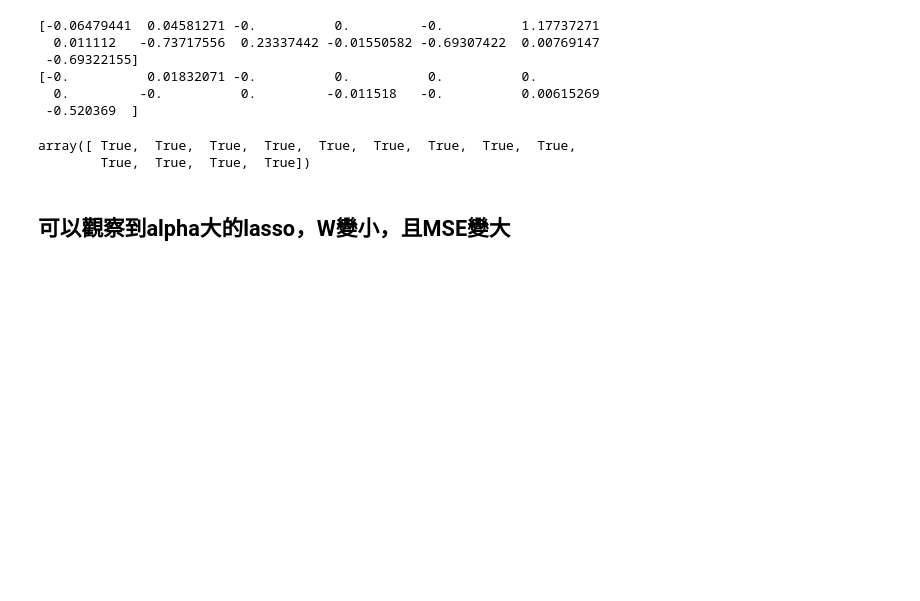
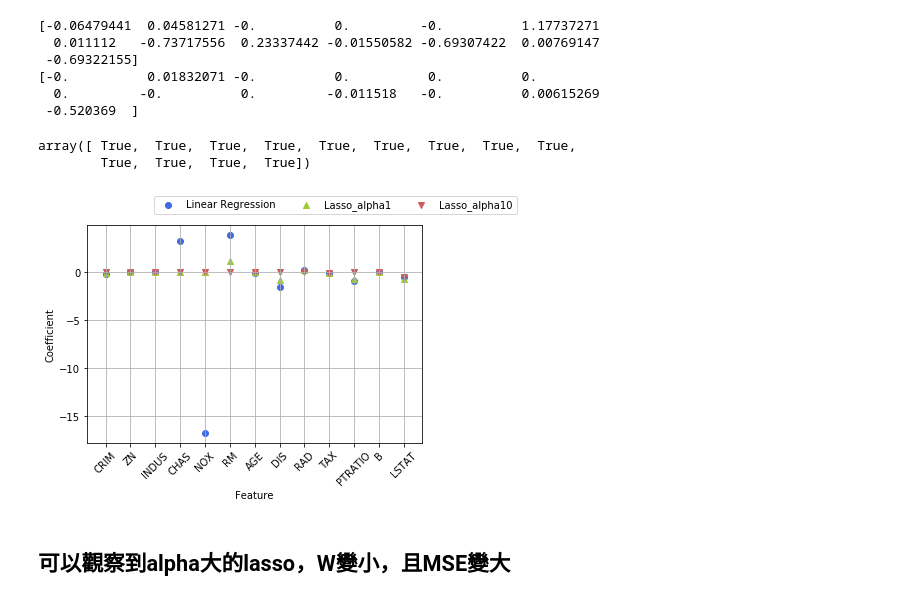
Before and after one commit to kgfish7105/ML100-Days, a Jupyter notebook: homework/Day_040_HW.ipynb, the cells around one changed output. Cells and saved outputs as stored; diff of their text form; code cells hidden in the pictures; blank space fills up the shorter version.

```diff
--- a/homework/Day_040_HW.ipynb
+++ b/homework/Day_040_HW.ipynb
@@ -91,6 +91,17 @@ abs(lasso_1.coef_) >= abs(lasso_2.coef_)
  -0.520369  ]
 array([ True,  True,  True,  True,  True,  True,  True,  True,  True,
         True,  True,  True,  True])
+# %%
+plt.scatter(range(len(regr.coef_)), regr.coef_, marker='o', color='royalblue', label='Linear Regression')
+plt.scatter(range(len(lasso_1.coef_)), lasso_1.coef_, marker='^', color='yellowgreen', label='Lasso_alpha1')
+plt.scatter(range(len(lasso_2.coef_)), lasso_2.coef_, marker='v', color='indianred', label='Lasso_alpha10')
+plt.xticks(range(len(boston.feature_names)), boston.feature_names, rotation=45)
+plt.xlabel('Feature')
+plt.ylabel('Coefficient')
+plt.legend(loc=(0.2, 1.05), ncol=3)
+plt.grid()
+# %% [output]
+[figure, added]
 # %% [markdown]
 ## 可以觀察到alpha大的lasso，W變小，且MSE變大
 # %%
```
Also changed, not shown: parts of 3 cells of this notebook.
